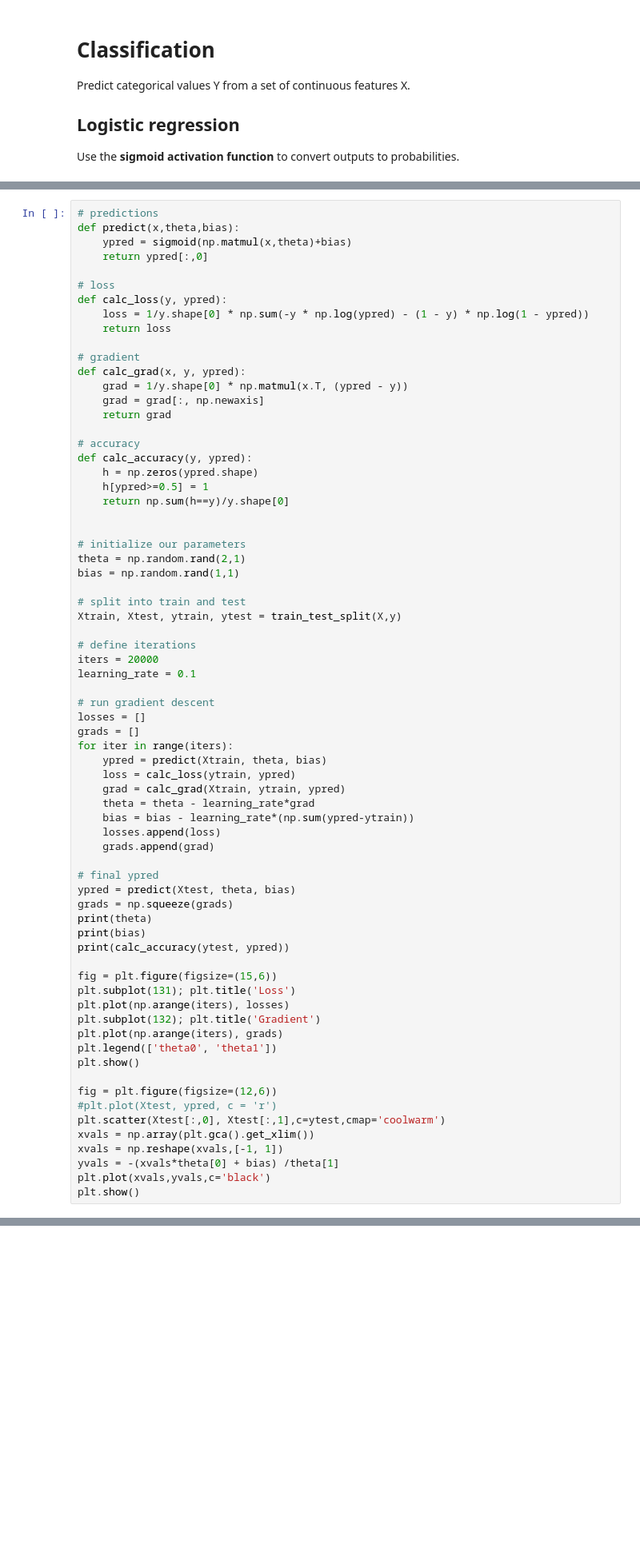
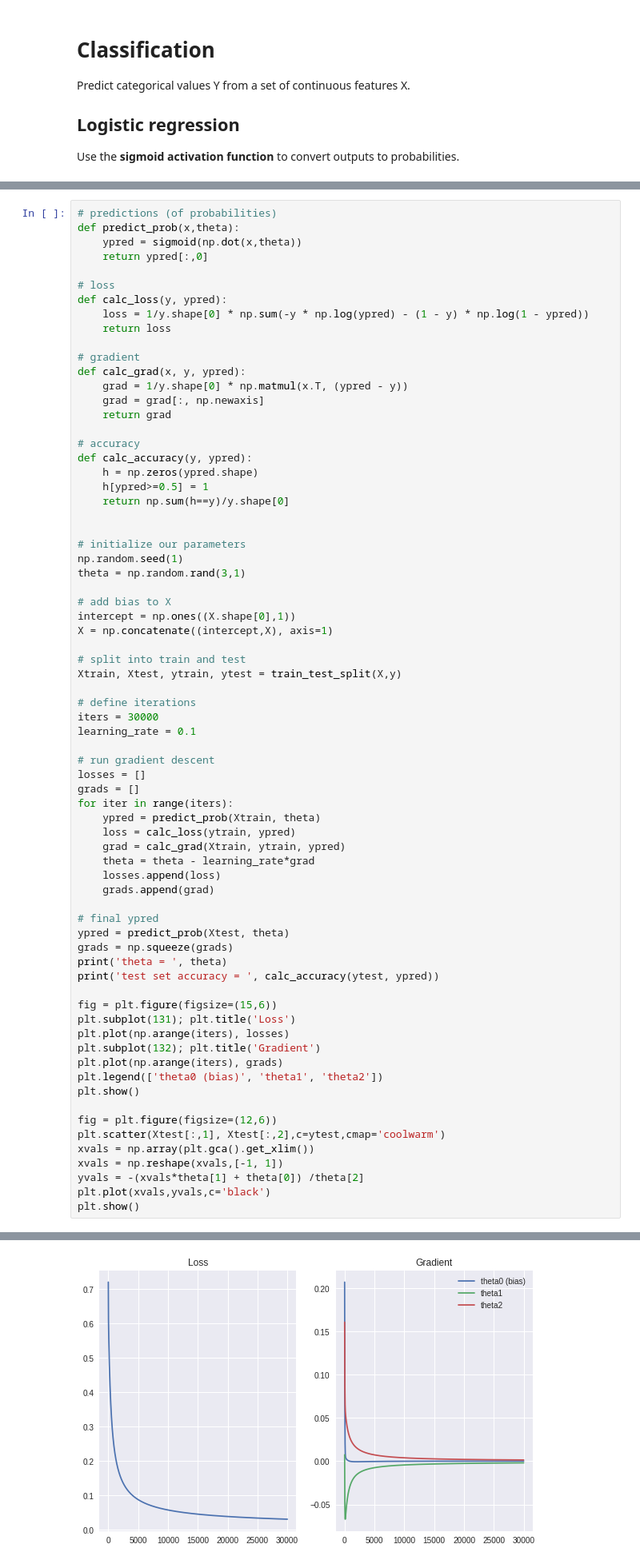
Before and after one commit to amandakeasson/RRI_ML_workshop, a Jupyter notebook: rriML_sklearn.ipynb, the cells around one changed output, grey strips where cells are left out. Shown: that part at 80% size. Saved outputs shown, nothing was run; the diff lists cells and outputs as text; blank space fills up the shorter version.

```diff
--- a/rriML_sklearn.ipynb
+++ b/rriML_sklearn.ipynb
@@ -405,7 +536,7 @@ plt.show()
 # %%
-# predictions
-def predict(x,theta,bias):
-    ypred = sigmoid(np.matmul(x,theta)+bias)
+# predictions (of probabilities)
+def predict_prob(x,theta):
+    ypred = sigmoid(np.dot(x,theta))
     return ypred[:,0]
 
 # loss
@@ -427,48 +558,50 @@ def calc_accuracy(y, ypred):
 
 
 # initialize our parameters
-theta = np.random.rand(2,1)
-bias = np.random.rand(1,1)
+np.random.seed(1)
+theta = np.random.rand(3,1)
+
+# add bias to X
+intercept = np.ones((X.shape[0],1))
+X = np.concatenate((intercept,X), axis=1)
 
 # split into train and test
 Xtrain, Xtest, ytrain, ytest = train_test_split(X,y)
 
 # define iterations
-iters = 20000
+iters = 30000
 learning_rate = 0.1
 
 # run gradient descent
 losses = []
 grads = []
 for iter in range(iters):
-    ypred = predict(Xtrain, theta, bias)
+    ypred = predict_prob(Xtrain, theta)
     loss = calc_loss(ytrain, ypred)
     grad = calc_grad(Xtrain, ytrain, ypred)
     theta = theta - learning_rate*grad
-    bias = bias - learning_rate*(np.sum(ypred-ytrain))
     losses.append(loss)
     grads.append(grad)
 
 # final ypred
-ypred = predict(Xtest, theta, bias)
+ypred = predict_prob(Xtest, theta)
 grads = np.squeeze(grads)
-print(theta)
-print(bias)
-print(calc_accuracy(ytest, ypred))
+print('theta = ', theta)
+print('test set accuracy = ', calc_accuracy(ytest, ypred))
 
 fig = plt.figure(figsize=(15,6))
 plt.subplot(131); plt.title('Loss')
 plt.plot(np.arange(iters), losses)
 plt.subplot(132); plt.title('Gradient')
 plt.plot(np.arange(iters), grads)
-plt.legend(['theta0', 'theta1'])
+plt.legend(['theta0 (bias)', 'theta1', 'theta2'])
 plt.show()
 
 fig = plt.figure(figsize=(12,6))
-#plt.plot(Xtest, ypred, c = 'r')
-plt.scatter(Xtest[:,0], Xtest[:,1],c=ytest,cmap='coolwarm')
+plt.scatter(Xtest[:,1], Xtest[:,2],c=ytest,cmap='coolwarm')
 xvals = np.array(plt.gca().get_xlim())
 xvals = np.reshape(xvals,[-1, 1])
-yvals = -(xvals*theta[0] + bias) /theta[1]
+yvals = -(xvals*theta[1] + theta[0]) /theta[2]
 plt.plot(xvals,yvals,c='black')
 plt.show()
+# %% [output]
@@ -474,0 +612 @@ plt.show()
+[figure, added]
```
Also changed, not shown: parts of 30 cells of this notebook, 1 other file.
